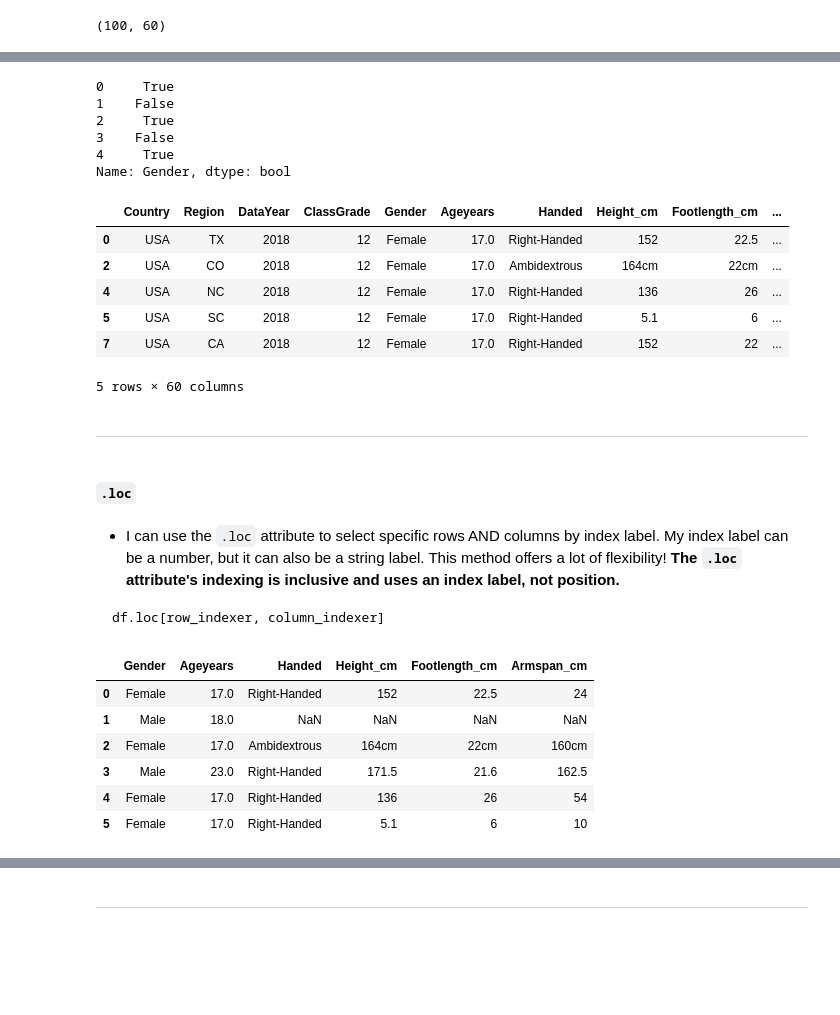
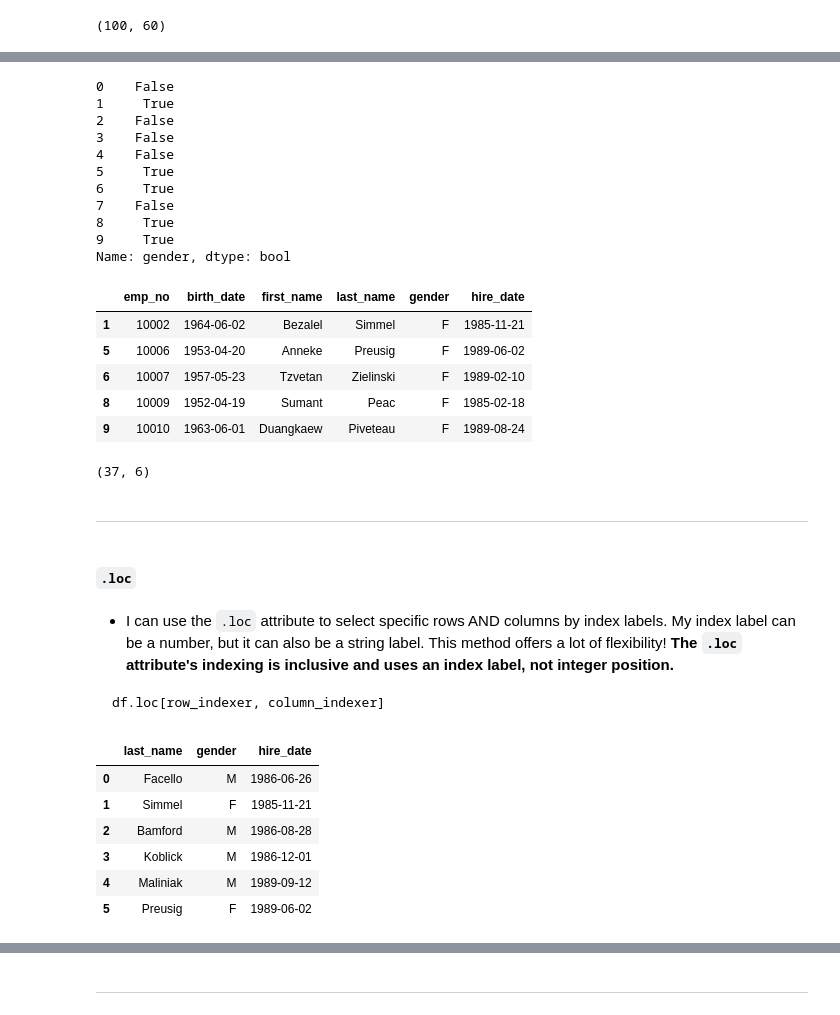
Before and after one commit to faithkane3/f_python, a Jupyter notebook: advanced_dataframes_lesson.ipynb, the cells around one changed output, grey strips where cells are left out. Saved outputs shown, nothing was run; the diff lists cells and outputs as text; code cells hidden in the pictures; blank space fills up the shorter version.

````diff
--- a/advanced_dataframes_lesson.ipynb
+++ b/advanced_dataframes_lesson.ipynb
@@ -198,8 +225,8 @@ employees.to_csv('employees_df.csv')
 # %%
 # Create my DataFrame reading from my own CSV file; way faster now.
 
-employees = pd.read_csv('employees_df.csv', index_col=0)
-employees.head()
+employees_df = pd.read_csv('employees_df.csv', index_col=0)
+employees_df.head()
 # %% [output]
 |  | emp_no | birth_date | first_name | last_name | gender | hire_date |
 | 0 | 10001 | 1953-09-02 | Georgi | Facello | M | 1986-06-26 |
@@ -385,52 +290,61 @@ student_df[['Country', 'Region']][10:20]
 # %%
 # I can create a subset using a boolean Series; I will use this to subset my original df.
 
-female_bool_series = student_df.Gender == 'Female'
-female_bool_series.head()
+female_bool_series = employees_df.gender == 'F'
+female_bool_series.head(10)
 # %% [output]
-0     True
-1    False
-2     True
+0    False
+1     True
+2    False
 3    False
-4     True
-Name: Gender, dtype: bool
+4    False
+5     True
+6     True
+7    False
+8     True
+9     True
+Name: gender, dtype: bool
 # %%
-# I use my boolean Series to select only observations where `Gender == Female`.
+# I use my boolean Series to select only observations where gender == 'F' in my original employees_df.
 
-female_subset = student_df[female_bool_series]
+female_subset = employees_df[female_bool_series]
 female_subset.head()
 # %% [output]
-|  | Country | Region | DataYear | ClassGrade | Gender | Ageyears | Handed | Height_cm | Footlength_cm | ... |
-| 0 | USA | TX | 2018 | 12 | Female | 17.0 | Right-Handed | 152 | 22.5 | ... |
-| 2 | USA | CO | 2018 | 12 | Female | 17.0 | Ambidextrous | 164cm | 22cm | ... |
-| 4 | USA | NC | 2018 | 12 | Female | 17.0 | Right-Handed | 136 | 26 | ... |
-| 5 | USA | SC | 2018 | 12 | Female | 17.0 | Right-Handed | 5.1 | 6 | ... |
-| 7 | USA | CA | 2018 | 12 | Female | 17.0 | Right-Handed | 152 | 22 | ... |
+|  | emp_no | birth_date | first_name | last_name | gender | hire_date |
+| 1 | 10002 | 1964-06-02 | Bezalel | Simmel | F | 1985-11-21 |
+| 5 | 10006 | 1953-04-20 | Anneke | Preusig | F | 1989-06-02 |
+| 6 | 10007 | 1957-05-23 | Tzvetan | Zielinski | F | 1989-02-10 |
+| 8 | 10009 | 1952-04-19 | Sumant | Peac | F | 1985-02-18 |
+| 9 | 10010 | 1963-06-01 | Duangkaew | Piveteau | F | 1989-08-24 |
-5 rows × 60 columns
+# %%
+# There are 37 observations that meet my condition of gender == 'F'.
+
+female_subset.shape
+# %% [output]
+(37, 6)
 # %% [markdown]
 <hr style="border-top: 10px groove blueviolet; margin-top: 1px; margin-bottom: 1px"></hr>
 # %% [markdown]
-<a id='indexing'></a>
 #### `.loc`
 # %% [markdown]
-- I can use the `.loc` attribute to select specific rows AND columns by index label. My index label can be a number, but it can also be a string label. This method offers a lot of flexibility! **The `.loc` attribute's indexing is inclusive and uses an index label, not position.**
+- I can use the `.loc` attribute to select specific rows AND columns by index labels. My index label can be a number, but it can also be a string label. This method offers a lot of flexibility! **The `.loc` attribute's indexing is inclusive and uses an index label, not integer position.**
 
 ```python
 df.loc[row_indexer, column_indexer]
 ```
 # %%
-# I want the rows from start through 5 (inclusive) and columns from Gender through Armspan_cm (inclusive).
+# I want the rows from start through 5 (inclusive) and columns from last_name through hire_date (inclusive).
 
-loc_subset = student_df.loc[:5, 'Gender': 'Armspan_cm']
+loc_subset = employees_df.loc[:5, 'last_name': 'hire_date']
 loc_subset
 # %% [output]
-|  | Gender | Ageyears | Handed | Height_cm | Footlength_cm | Armspan_cm |
-| 0 | Female | 17.0 | Right-Handed | 152 | 22.5 | 24 |
-| 1 | Male | 18.0 | NaN | NaN | NaN | NaN |
-| 2 | Female | 17.0 | Ambidextrous | 164cm | 22cm | 160cm |
-| 3 | Male | 23.0 | Right-Handed | 171.5 | 21.6 | 162.5 |
-| 4 | Female | 17.0 | Right-Handed | 136 | 26 | 54 |
-| 5 | Female | 17.0 | Right-Handed | 5.1 | 6 | 10 |
+|  | last_name | gender | hire_date |
+| 0 | Facello | M | 1986-06-26 |
+| 1 | Simmel | F | 1985-11-21 |
+| 2 | Bamford | M | 1986-08-28 |
+| 3 | Koblick | M | 1986-12-01 |
+| 4 | Maliniak | M | 1989-09-12 |
+| 5 | Preusig | F | 1989-06-02 |
 # %%
 loc_subset.shape
 # %% [output]
````
Also changed, not shown: parts of 110 cells of this notebook, 1 other file.
